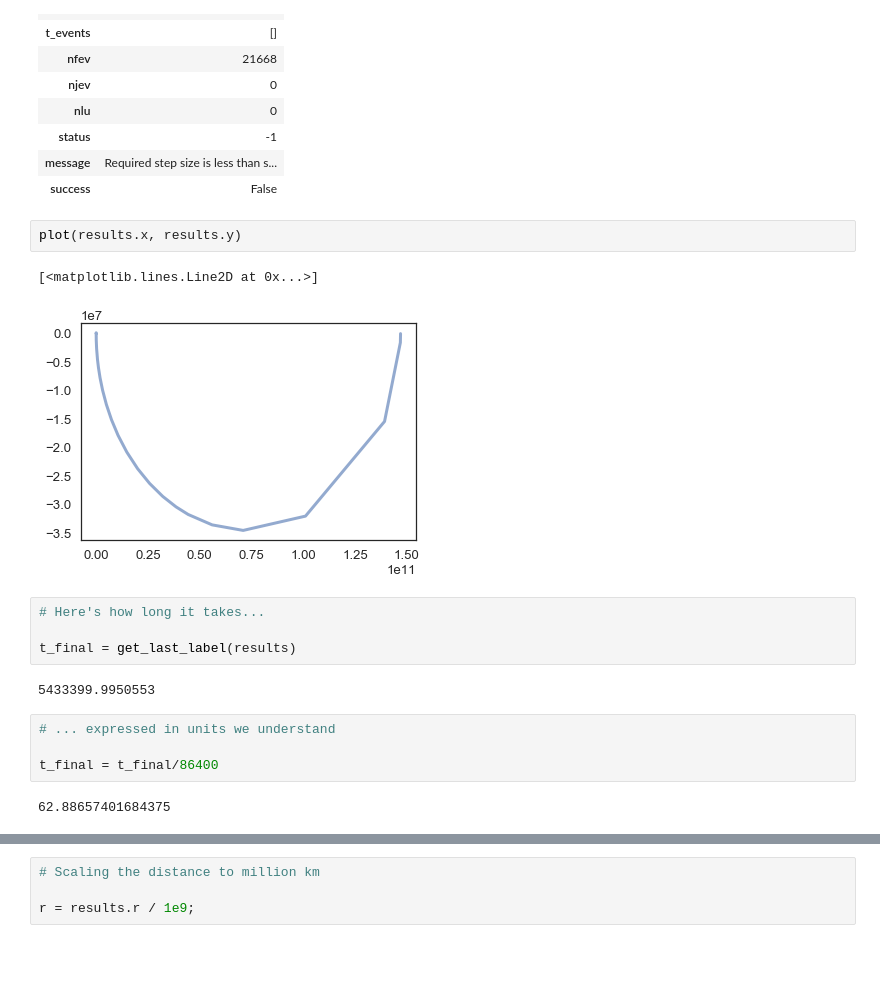
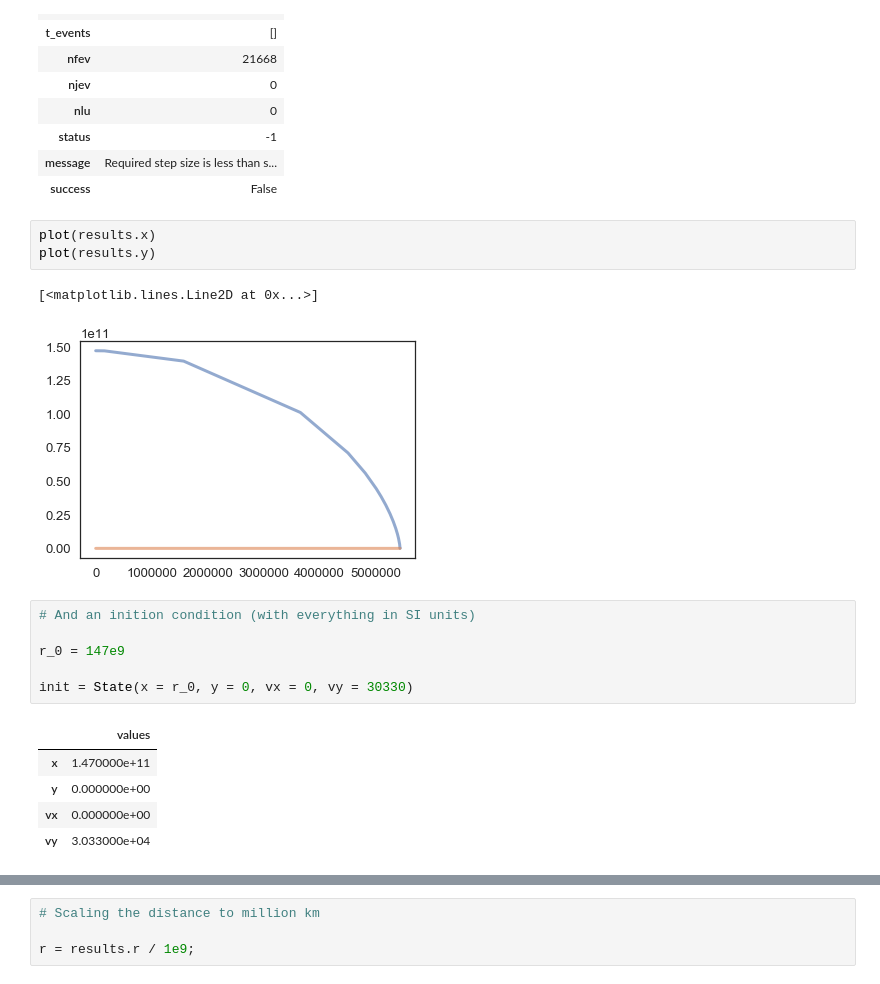
Before and after one commit to ahindelang/ModSimPy, a Jupyter notebook: code/orbit_homework.ipynb, the cells around one changed output, grey strips where cells are left out. Saved outputs shown, nothing was run; the diff lists cells and outputs as text; blank space fills up the shorter version.

```diff
--- a/code/orbit_homework.ipynb
+++ b/code/orbit_homework.ipynb
@@ -141,19 +141,20 @@ details
 | message | Required step size is less than s... |
 | success | False |
 # %%
-plot(results.x, results.y)
+plot(results.x)
+plot(results.y)
 # %% [output]
 [<matplotlib.lines.Line2D at 0x...>]
-[figure, old version]
+[figure, new version]
-# %%
-# Here's how long it takes...
-
-t_final = get_last_label(results)
-# %% [output]
-5433399.9950553
-# %%
-# ... expressed in units we understand
-
-t_final = t_final/86400
-# %% [output]
-62.88657401684375
+# %%
+# And an inition condition (with everything in SI units)
+
+r_0 = 147e9
+
+init = State(x = r_0, y = 0, vx = 0, vy = 30330)
+# %% [output]
+|  | values |
+| x | 1.470000e+11 |
+| y | 0.000000e+00 |
+| vx | 0.000000e+00 |
+| vy | 3.033000e+04 |
```
Also changed, not shown: parts of 3 cells of this notebook, 32 other files.
